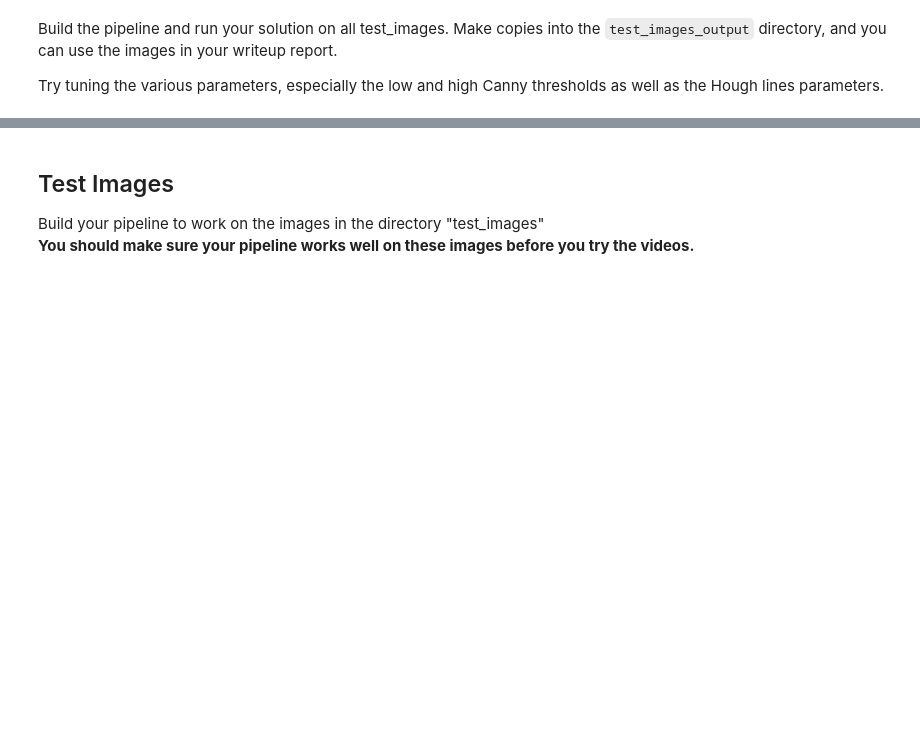
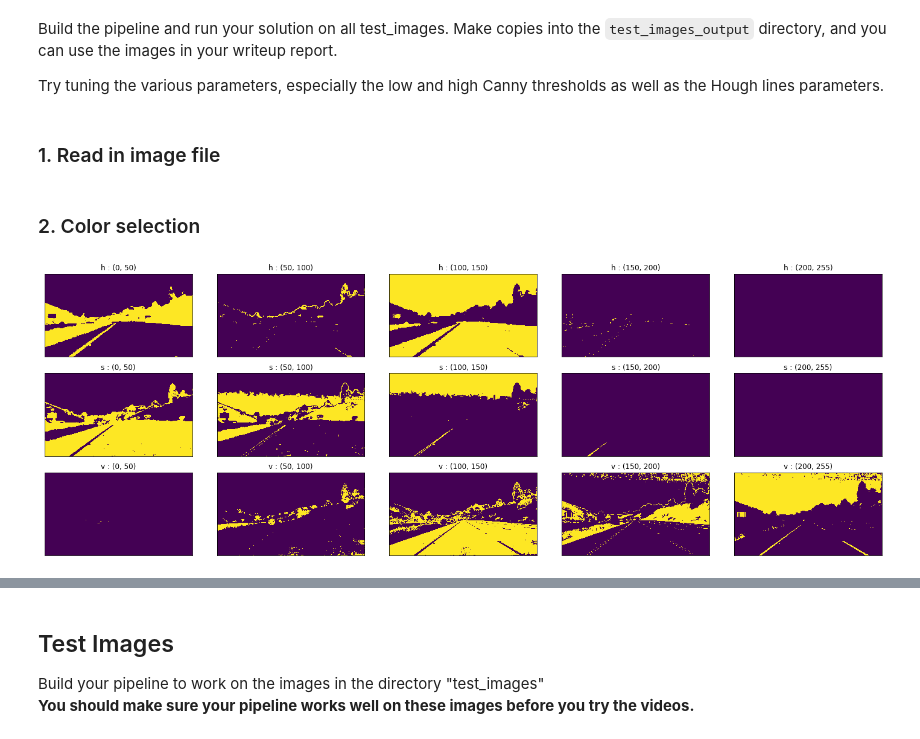
Before and after one commit to JennyLeeStat/Finding_lane_lines, a Jupyter notebook: P1.ipynb, the cells around one changed output, grey strips where cells are left out. Cells and saved outputs as stored; diff of their text form; code cells hidden in the pictures; blank space fills up the shorter version.

```diff
--- a/P1.ipynb
+++ b/P1.ipynb
@@ -228,3 +243,5 @@ def find_roi_vertices(img):
 Build the pipeline and run your solution on all test_images. Make copies into the `test_images_output` directory, and you can use the images in your writeup report.
 
 Try tuning the various parameters, especially the low and high Canny thresholds as well as the Hough lines parameters.
+# %% [markdown]
+### 1. Read in image file
@@ -230,0 +257,43 @@ Try tuning the various parameters, especially the low and high Canny thresholds
+# %% [markdown]
+### 2. Color selection
+# %%
+def display_color_bin(img, color_space='rgb'):
+    thresholds = [(0, 50), (50, 100), (100, 150), (150, 200), (200, 255)]
+    plt.figure(figsize=(20, 7))
+
+    if color_space == 'rgb':
+        r = img[:, :, 0]
+        g = img[:, :, 1]
+        b = img[:, :, 2]
+        channels = [r, g, b]
+
+    elif color_space == 'hls':
+        hls = cv2.cvtColor(img, cv2.COLOR_RGB2HLS)
+        h = hls[:, :, 0]
+        l = hls[:, :, 1]
+        s = hls[:, :, 2]
+        channels = [h, l, s]
+
+    elif color_space == 'hsv':
+        hsv = cv2.cvtColor(img, cv2.COLOR_RGB2HSV)
+        h = hsv[:, :, 0]
+        s = hsv[:, :, 1]
+        v = hsv[:, :, 2]
+        channels = [h, s, v]
+
+    for i, c in enumerate(channels):
+        for j, thresh in enumerate(thresholds):
+            tmp = cv2.inRange(c, thresh[0], thresh[1])
+            plt.subplot(3, 5, 5 * i + j + 1)
+            plt.imshow(tmp)
+            plt.xticks(())
+            plt.yticks(())
+            plt.title(list(color_space)[i]+ " : " + str(thresh))
+    plt.tight_layout()
+
+
+
+img = mpimg.imread(filepath)
+display_color_bin(img, color_space='hsv')
+# %% [output]
+[figure, added]
```
Also changed, not shown: parts of 14 cells of this notebook, 8 other files.
